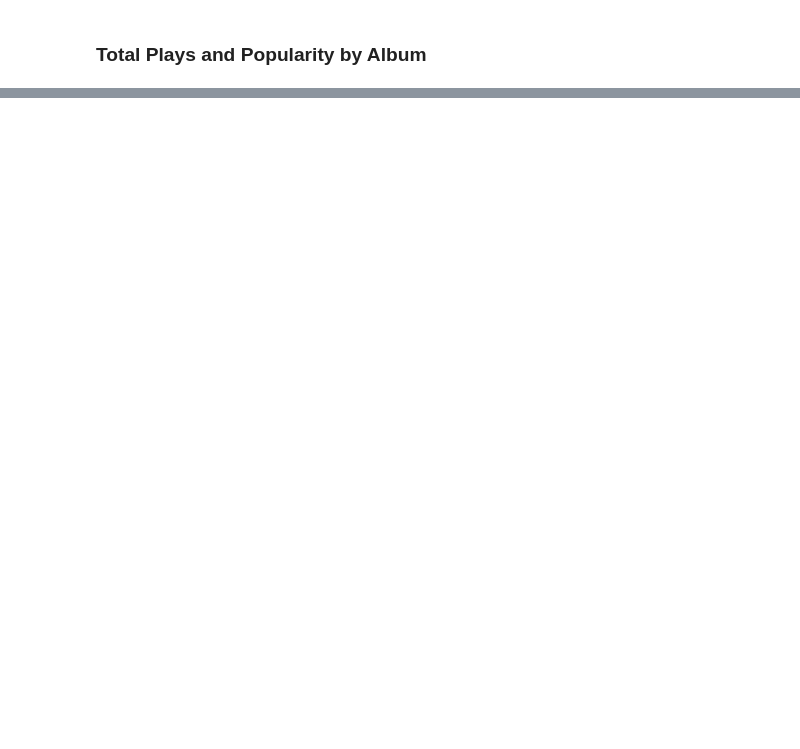
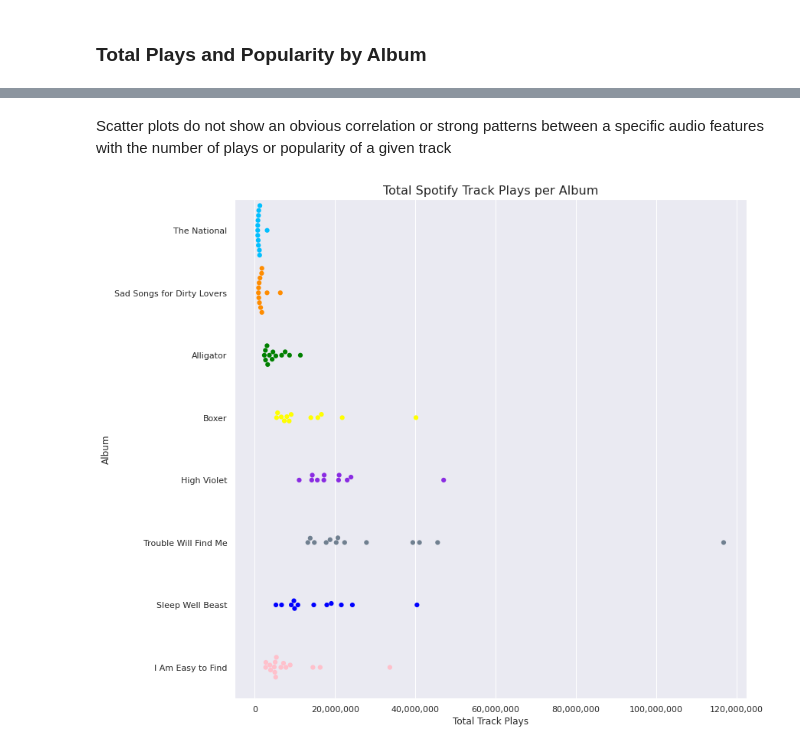
Before and after one commit to codey-phoun/SpotifyAudioFeatures_TheNational, a Jupyter notebook: Spotipy_The_National.ipynb, the cells around one changed output, grey strips where cells are left out. Drawn from its saved outputs; the diff is of its cells as text; code cells hidden in the pictures; blank space fills up the shorter version.

```diff
--- a/Spotipy_The_National.ipynb
+++ b/Spotipy_The_National.ipynb
@@ -569,0 +617,27 @@ total_album_pop.set(xlabel = "",
+# %% [markdown]
+Scatter plots do not show an obvious correlation or strong patterns between a specific audio features with the number of plays or popularity of a given track
+# %%
+# Swarm Plot - Total Spotify Track Plays
+sns.set()
+fig, ax = plt.subplots(nrows = 1,
+                       ncols = 1,
+                       figsize = (12,12))
+
+swarm_plays = sns.swarmplot(data = studio_albums_df,
+                            x = "plays",
+                            y = "album",
+                            order = studio_albums,
+                            palette = album_palette,
+                            size = 6.2)
+
+# change y ticks from scientific notation to normal notation w/ commas
+xlabels = ['{:,.0f}'.format(x) for x in swarm_plays.axes.get_xticks()]
+ticks_loc = swarm_plays.get_xticks().tolist()
+swarm_plays.xaxis.set_major_locator(mticker.FixedLocator(ticks_loc))
+swarm_plays.set_xticklabels(xlabels)
+
+swarm_plays.set_xlabel("Total Track Plays")
+swarm_plays.set_ylabel("Album")
+swarm_plays.set_title("Total Spotify Track Plays per Album", fontsize = 16);
+# %% [output]
+[figure, added]
```
Also changed, not shown: parts of 48 cells of this notebook.
